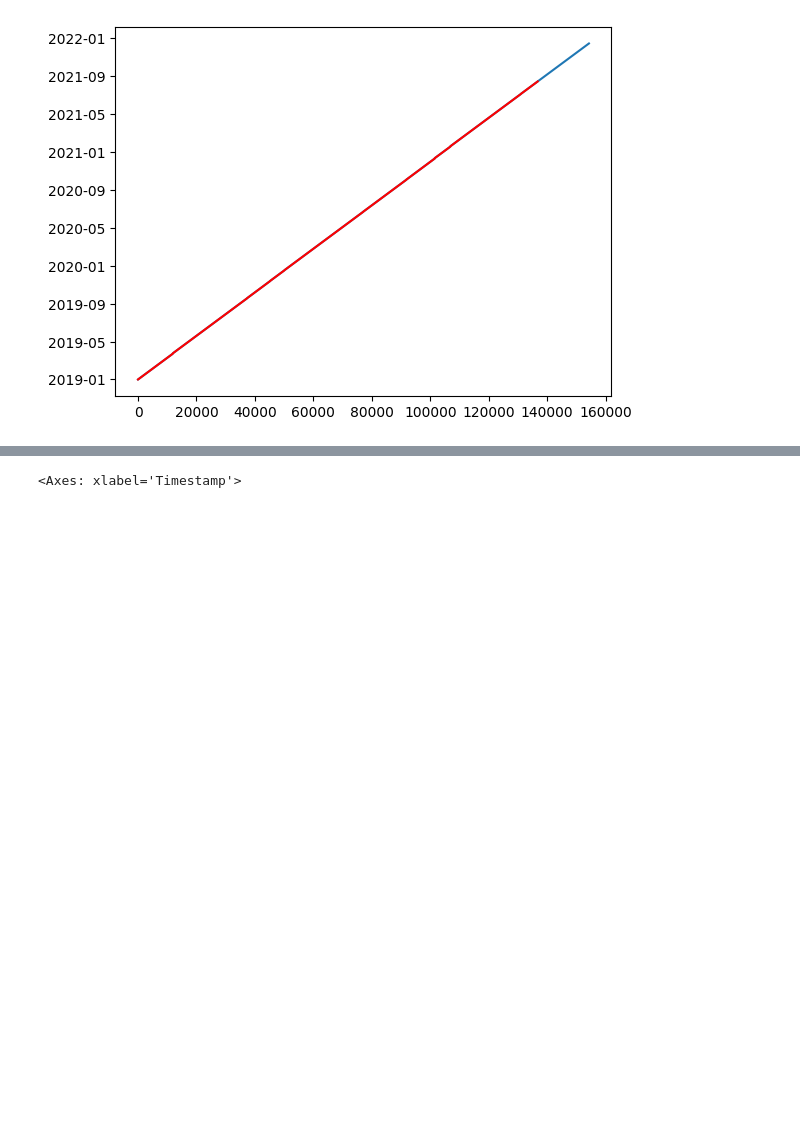
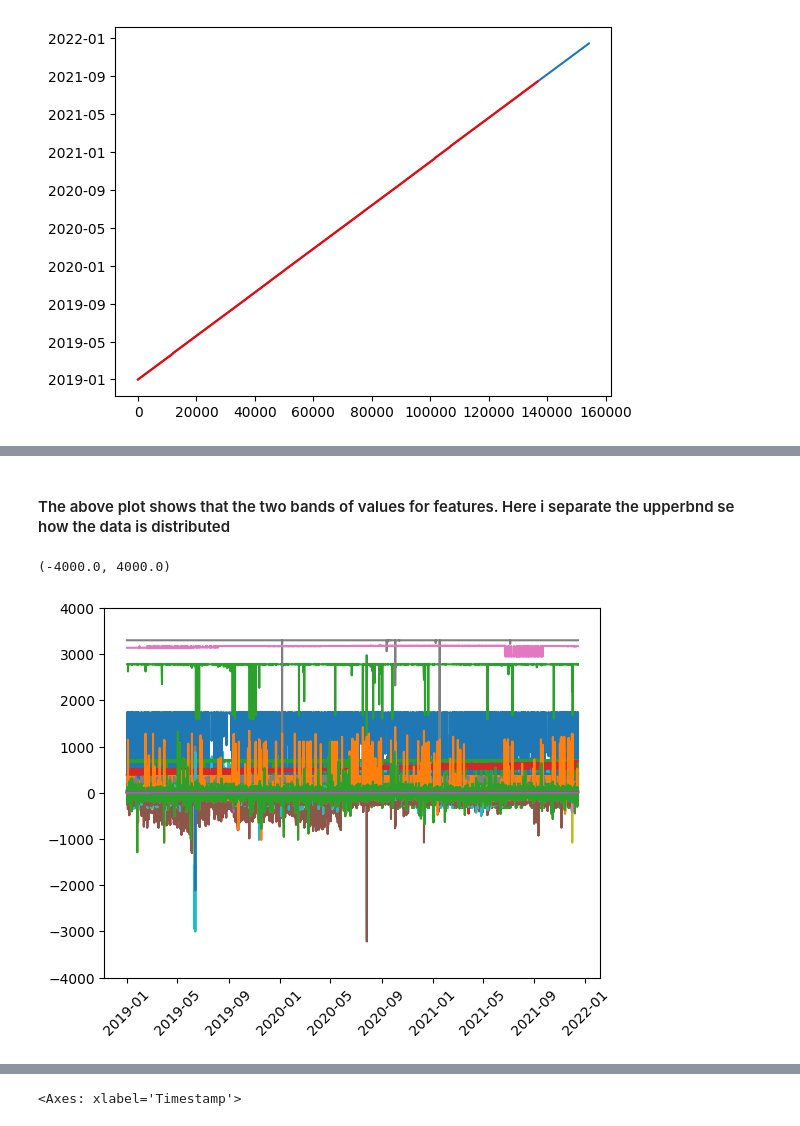
Before and after one commit to arunrajks/time_series_analysis, a Jupyter notebook: wind-turbine-power-forecast.ipynb, the cells around one changed output, grey strips where cells are left out. Drawn from its saved outputs; the diff is of its cells as text; code cells hidden in the pictures; blank space fills up the shorter version.

```diff
--- a/wind-turbine-power-forecast.ipynb
+++ b/wind-turbine-power-forecast.ipynb
@@ -76,0 +88,2 @@ plt.plot(df_power.index,'r')
+# %% [markdown]
+#### The above plot shows that the two bands of values for features. Here i separate the upperbnd se how the data is distributed
@@ -76,0 +96,13 @@ plt.plot(df_power.index,'r')
+# %%
+
+
+for i in range(75):
+
+    plt.plot(df_feature_lower.index,df_feature_lower.iloc[:,i].values,'-')
+
+
+plt.xticks(rotation=45);
+plt.ylim([-4000,4000])
+# %% [output]
+(-4000.0, 4000.0)
+[figure, added]
```
Also changed, not shown: parts of 16 cells of this notebook.
